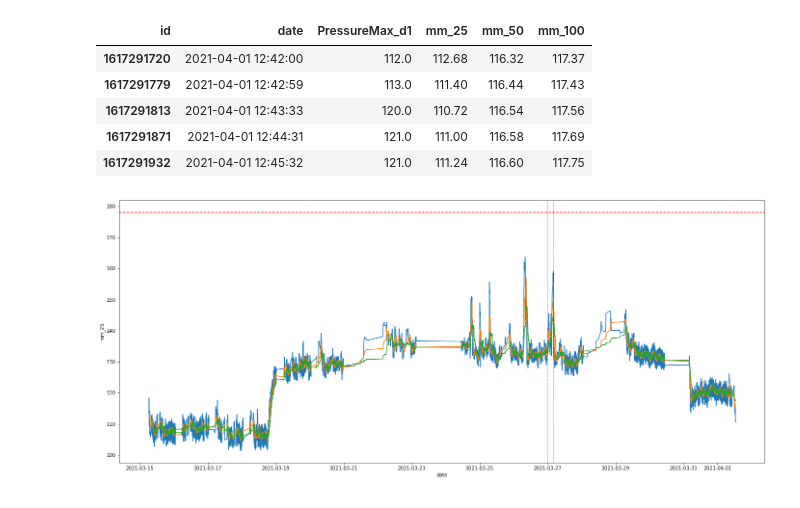
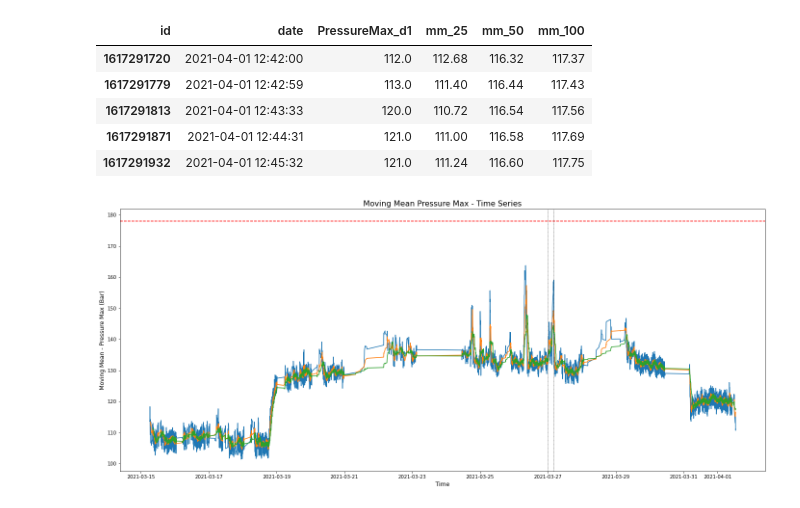
Before and after one commit to AllanBiano/tcc, a Jupyter notebook: moving_mean/moving_mean.ipynb, the cells around one changed output. Saved outputs shown, nothing was run; the diff lists cells and outputs as text; code cells hidden in the pictures.

```diff
--- a/moving_mean/moving_mean.ipynb
+++ b/moving_mean/moving_mean.ipynb
@@ -56,12 +112,23 @@ df.tail()
 | 1617291871 | 2021-04-01 12:44:31 | 121.0 | 111.00 | 116.58 | 117.69 |
 | 1617291932 | 2021-04-01 12:45:32 | 121.0 | 111.24 | 116.60 | 117.75 |
 # %%
+# Time Series Chart - Moving Mean
 plt.figure(figsize=(24, 10))
-sns.lineplot(data=df, x='date', y='mm_25')
-sns.lineplot(data=df, x='date', y='mm_50')
-sns.lineplot(data=df, x='date', y='mm_100')
+# Line Chart for each movind mean
+ax1 = sns.lineplot(data=df, x='date', y='mm_25')
+ax2 = sns.lineplot(data=df, x='date', y='mm_50')
+ax3 = sns.lineplot(data=df, x='date', y='mm_100')
+
+# Title and labels
+ax3.set_title("Moving Mean Pressure Max - Time Series", fontsize=16)
+ax3.set_ylabel("Moving Mean - Pressure Max (Bar)", fontsize=12)
+ax3.set_xlabel("Time", fontsize=12)
+
+#valor maximo estipulado pelo fabricante
 plt.axhline(y=178, color='r', linestyle='--')
+
+# datetime do inicio e fim do periodo de falha
 plt.axvline(x=datetime.datetime(2021, 3, 27, 0, 3, 0), color='k', linestyle='--', lw = 0.5)
 plt.axvline(x=datetime.datetime(2021, 3, 27, 3, 53, 0), color='k', linestyle='--', lw = 0.5);
 # %% [output]
-[figure, old version]
+[figure, new version]
```
Also changed, not shown: parts of 6 cells of this notebook.
